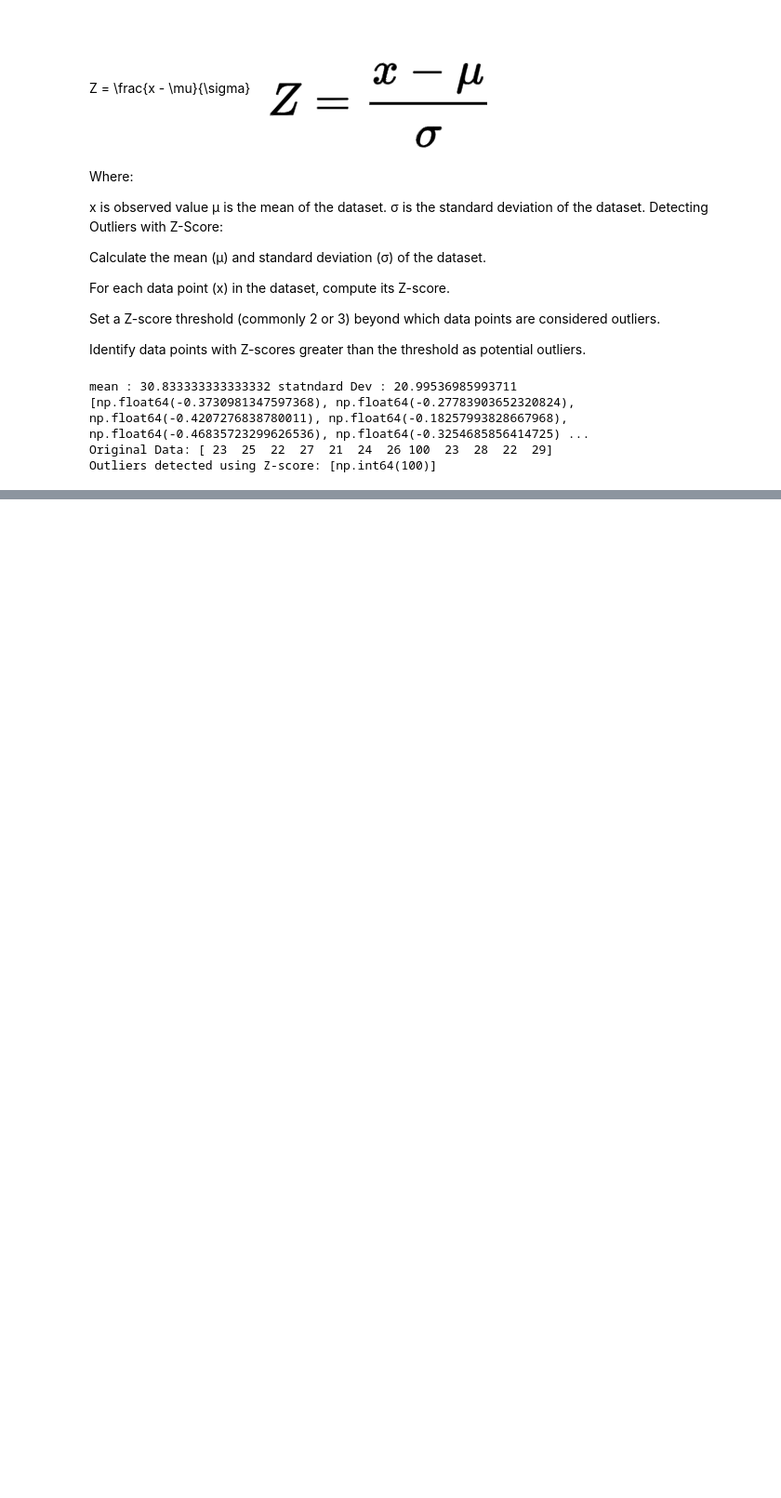
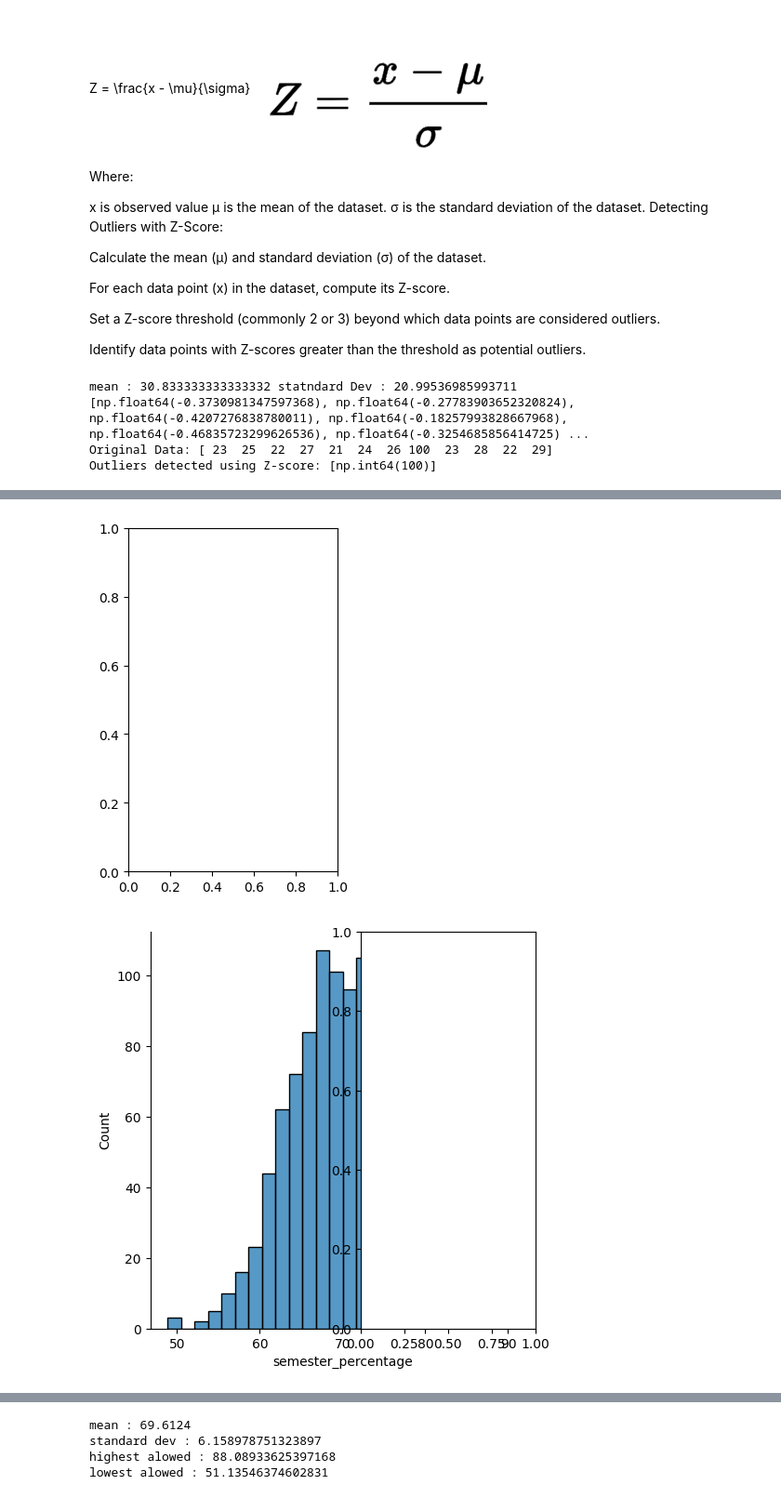
Before and after one commit to ashish12e/basics, a Jupyter notebook: pandas2.ipynb, the cells around one changed output, grey strips where cells are left out. Shown: that part at 93% size. Drawn from its saved outputs; the diff is of its cells as text; code cells hidden in the pictures; blank space fills up the shorter version.

```diff
--- a/pandas2.ipynb
+++ b/pandas2.ipynb
@@ -98,3 +96,10 @@ mean : 30.833333333333332 statndard Dev : 20.99536985993711
 [np.float64(-0.3730981347597368), np.float64(-0.27783903652320824), np.float64(-0.4207276838780011), np.float64(-0.18257993828667968), np.float64(-0.46835723299626536), np.float64(-0.3254685856414725) ...
 Original Data: [ 23  25  22  27  21  24  26 100  23  28  22  29]
 Outliers detected using Z-score: [np.int64(100)]
+# %%
+scolrship = pd.read_csv('rawdata\csv\scholarship.csv')
+
+df1 = scolrship.copy()
+print(scolrship.info())
+print('______________________________________________________')
+print(df1.head())
@@ -100,0 +125,9 @@ Outliers detected using Z-score: [np.int64(100)]
+# %%
+plt.subplot(1,2,1)
+sns.displot(df1["semester_percentage"])
+plt.subplot(1,2,2)
+sns.displot(df1["scholarship_exam_marks"])
+plt.show()
+# %% [output]
+[figure, added]
+[figure, added]
@@ -100,0 +135,19 @@ Outliers detected using Z-score: [np.int64(100)]
+# %%
+# values that are far away from 3 times std deviation are considered to be outliers
+
+mean = df1['semester_percentage'].mean()
+std_dev = df1['semester_percentage'].std()
+
+#                = mean value + 3 times standard deviation
+highest_allowed = mean + 3 * std_dev
+lowest_allowed = mean - 3 * std_dev
+
+print('mean :',mean)
+print('standard dev :', std_dev)
+print('highest alowed :', highest_allowed)
+print('lowest alowed :', lowest_allowed)
+# %% [output]
+mean : 69.6124
+standard dev : 6.158978751323897
+highest alowed : 88.08933625397168
+lowest alowed : 51.13546374602831
```
Also changed, not shown: parts of 13 cells of this notebook, 1 other file.
